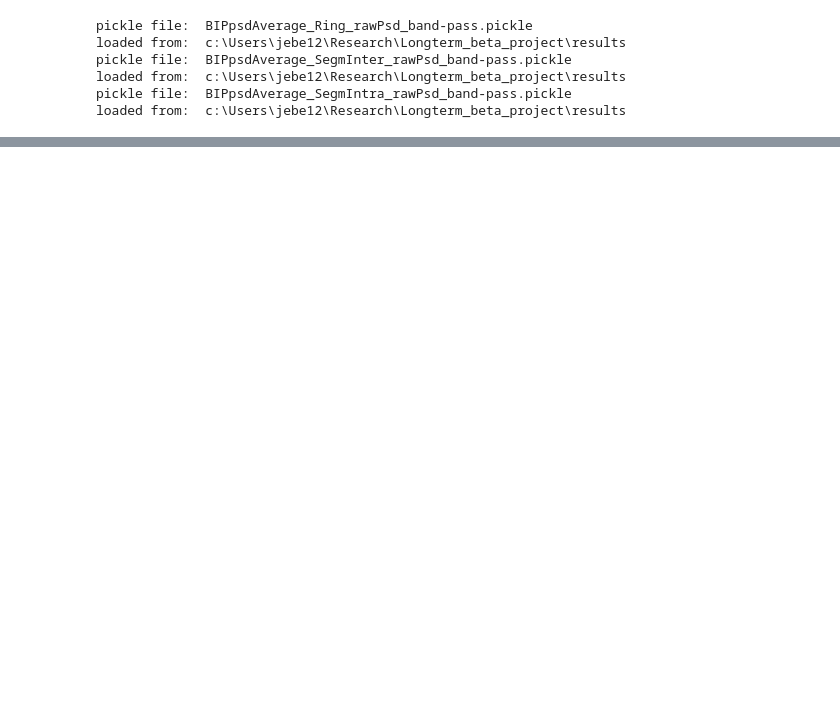
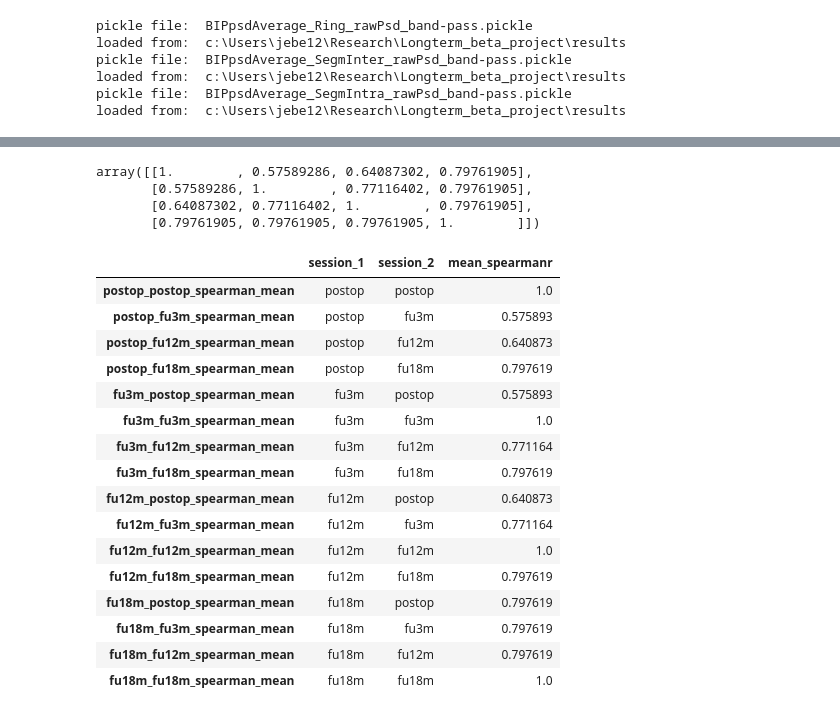
Before and after one commit to JKBehnke/BetaSenSightLongterm, a Jupyter notebook: notebooks/bssu_spatial_distribution.ipynb, the cells around one changed output, grey strips where cells are left out. Drawn from its saved outputs; the diff is of its cells as text; code cells hidden in the pictures; blank space fills up the shorter version.

```diff
--- a/notebooks/bssu_spatial_distribution.ipynb
+++ b/notebooks/bssu_spatial_distribution.ipynb
@@ -374,0 +692,28 @@ monopol_spearman_correl = groupMonopol.monopol_psd_correlations_sessions(
+# %%
+mean_spearmanr.reshape(4,4)
+# %% [output]
+array([[1.        , 0.57589286, 0.64087302, 0.79761905],
+       [0.57589286, 1.        , 0.77116402, 0.79761905],
+       [0.64087302, 0.77116402, 1.        , 0.79761905],
+       [0.79761905, 0.79761905, 0.79761905, 1.        ]])
+# %%
+spearman_heatmap = spearman_df.loc[:, ["session_1", "session_2", "mean_spearmanr"]]
+spearman_heatmap
+# %% [output]
+|  | session_1 | session_2 | mean_spearmanr |
+| postop_postop_spearman_mean | postop | postop | 1.0 |
+| postop_fu3m_spearman_mean | postop | fu3m | 0.575893 |
+| postop_fu12m_spearman_mean | postop | fu12m | 0.640873 |
+| postop_fu18m_spearman_mean | postop | fu18m | 0.797619 |
+| fu3m_postop_spearman_mean | fu3m | postop | 0.575893 |
+| fu3m_fu3m_spearman_mean | fu3m | fu3m | 1.0 |
+| fu3m_fu12m_spearman_mean | fu3m | fu12m | 0.771164 |
+| fu3m_fu18m_spearman_mean | fu3m | fu18m | 0.797619 |
+| fu12m_postop_spearman_mean | fu12m | postop | 0.640873 |
+| fu12m_fu3m_spearman_mean | fu12m | fu3m | 0.771164 |
+| fu12m_fu12m_spearman_mean | fu12m | fu12m | 1.0 |
+| fu12m_fu18m_spearman_mean | fu12m | fu18m | 0.797619 |
+| fu18m_postop_spearman_mean | fu18m | postop | 0.797619 |
+| fu18m_fu3m_spearman_mean | fu18m | fu3m | 0.797619 |
+| fu18m_fu12m_spearman_mean | fu18m | fu12m | 0.797619 |
+| fu18m_fu18m_spearman_mean | fu18m | fu18m | 1.0 |
```
Also changed, not shown: parts of 29 cells of this notebook, 3 other files.
